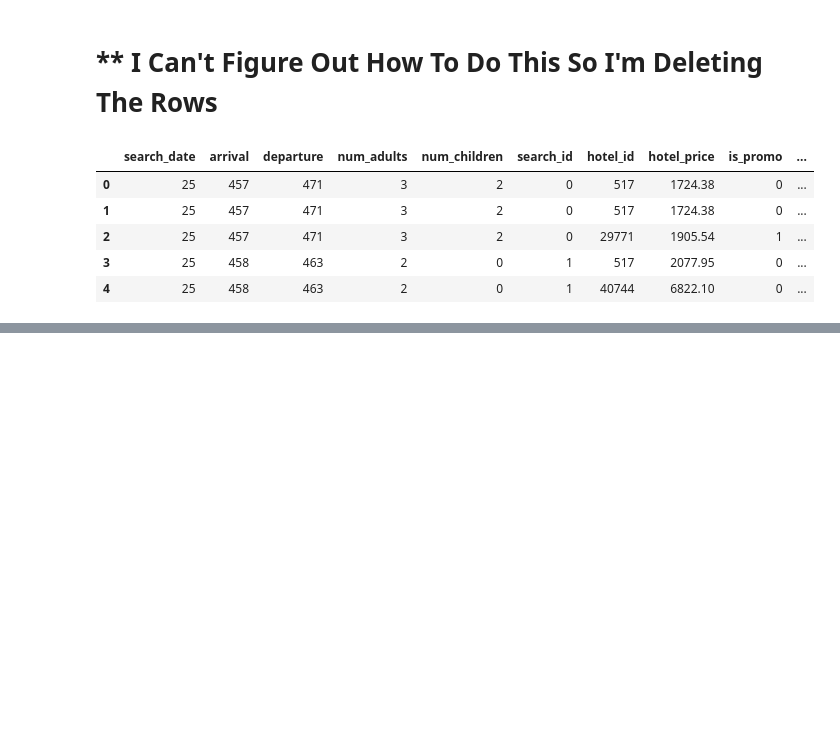
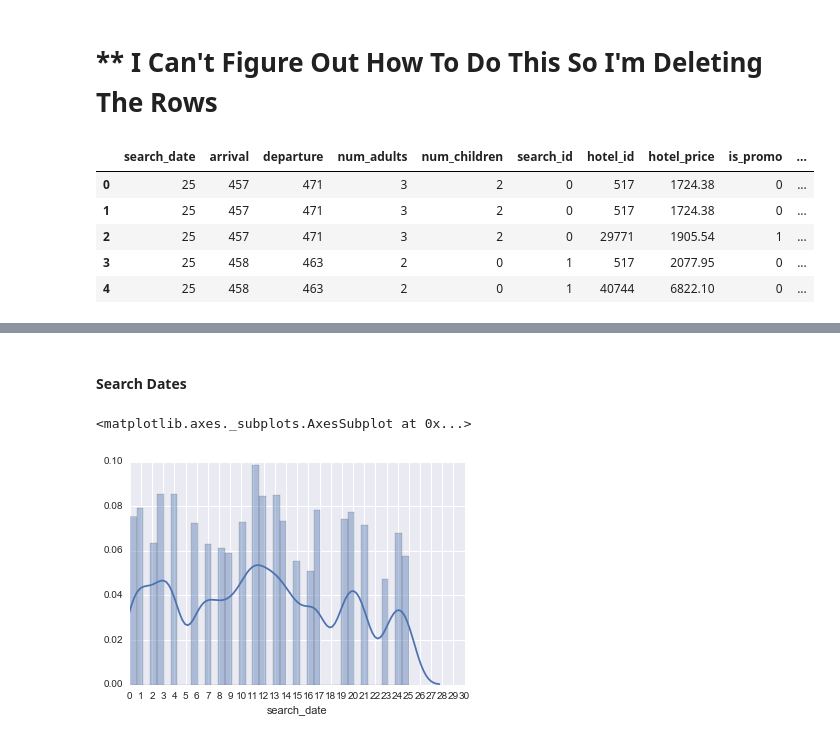
Before and after one commit to Upsidealien/Hotel-Case-Study, a Jupyter notebook: Presentation_1.ipynb, the cells around one changed output, grey strips where cells are left out. Cells and saved outputs as stored; diff of their text form; code cells hidden in the pictures; blank space fills up the shorter version.

```diff
--- a/Presentation_1.ipynb
+++ b/Presentation_1.ipynb
@@ -96,0 +136,9 @@ df.head()
+# %% [markdown]
+#### Search Dates
+# %%
+plt.xlim(0, 30)
+plt.xticks(np.arange(0, 31, 1.0))
+sb.distplot(df['search_date'])
+# %% [output]
+<matplotlib.axes._subplots.AxesSubplot at 0x...>
+[figure, added]
```
Also changed, not shown: parts of 31 cells of this notebook, 2 other files.
